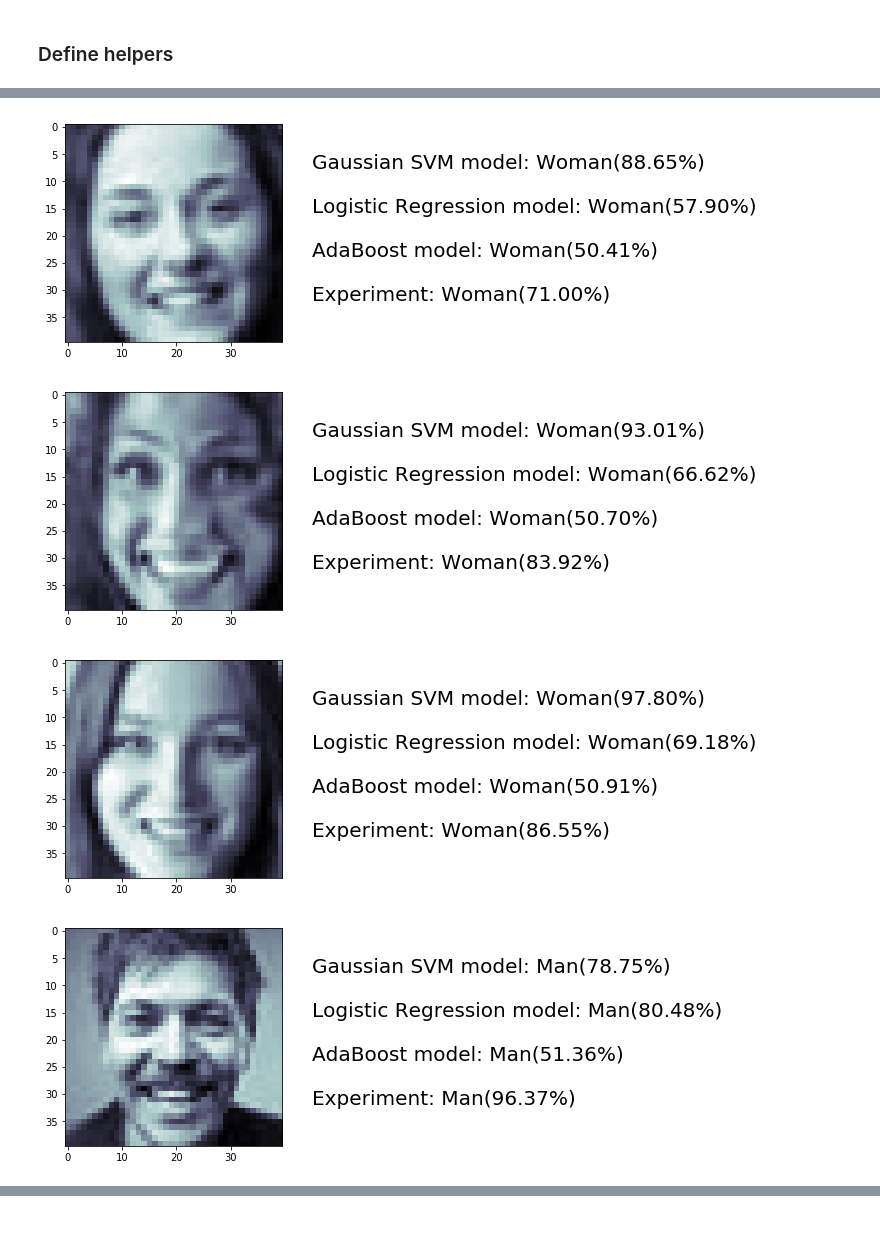
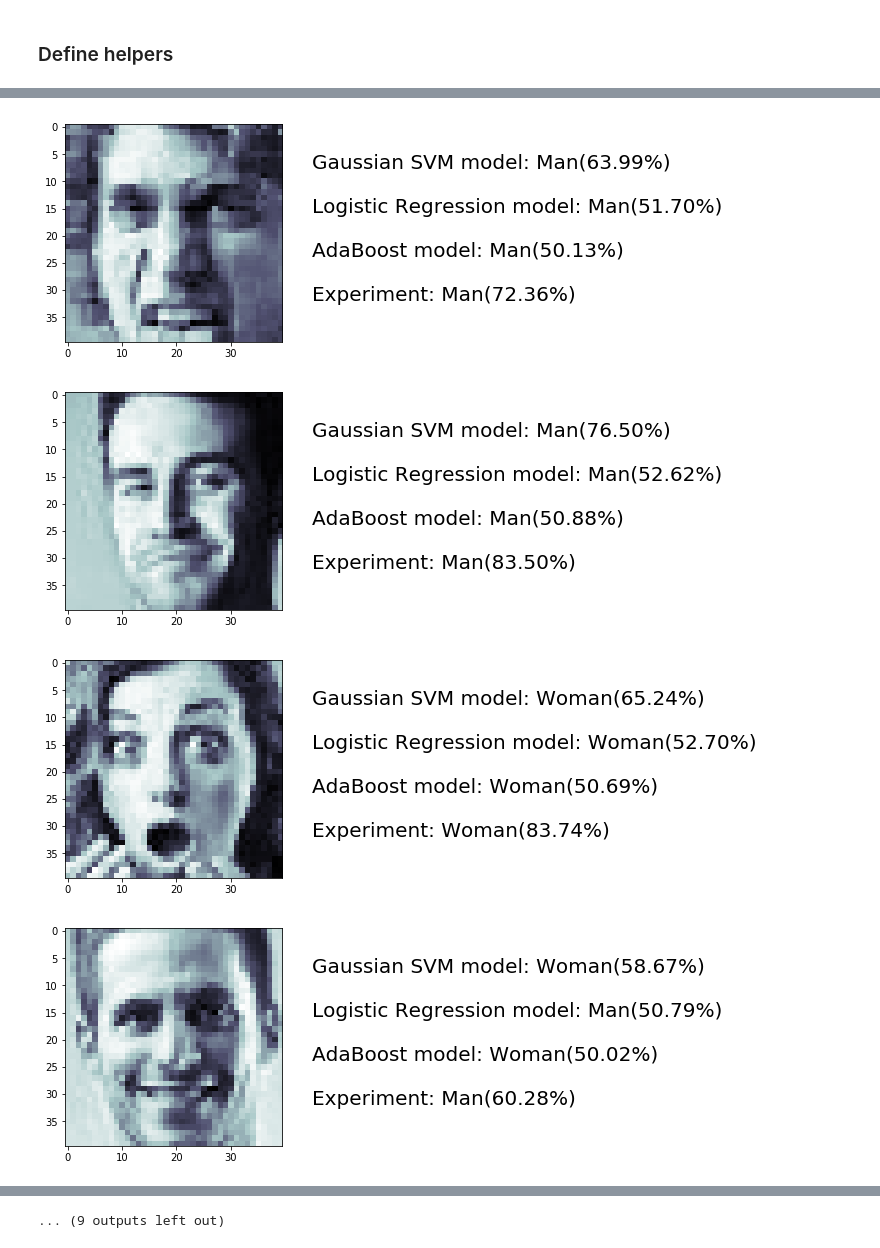
Before and after one commit to dim4o/gender-recognizer, a Jupyter notebook: Gender Classification.ipynb, the cells around one changed output, grey strips where cells are left out. Cells and saved outputs as stored; diff of their text form; code cells hidden in the pictures.

```diff
--- a/Gender Classification.ipynb
+++ b/Gender Classification.ipynb
@@ -987,4 +1004,0 @@ print(ada_boost_pipeline.score(features_train, labels_train)) # 8169270833333333
-# %%
-# Time: ~30 sec
-ada_boost = AdaBoostClassifier(tree, n_estimators=100,learning_rate=0.5, random_state=42)
-ada_boost.fit(features_train, labels_train)
@@ -1124,6 +1148,7 @@ pipe.score(new_features_train, labels_train)
 # %%
-grid_search_pipe = GridSearchCV(pipe, param_grid=dict(lr__C = [0.1, 0.5, 1, 10]), cv=StratifiedKFold(n_splits=8))
-grid_search_pipe.fit(new_features_test, labels_test)
+grid_search_experiment = GridSearchCV(
+    pipe, param_grid=dict(lr__C = [0.1, 0.5, 1, 10]), cv=StratifiedKFold(n_splits=8))
+grid_search_experiment.fit(new_features_test, labels_test)
 # %% [output]
 GridSearchCV(cv=StratifiedKFold(n_splits=8, random_state=None, shuffle=False),
        error_score='raise',
@@ -1170,6 +1200,9 @@ plt.show()
 # %% [markdown]
 ### Best model selection
 # %%
+features_train, features_test, labels_train, labels_test = train_test_split(
+    features, labels, train_size=0.7, test_size=0.3, random_state=12345)
+
 # Prints the models ordered by the mean test score
 logistic_regression_score = grid_search_logistic_regresion.best_estimator_.score(features_test, labels_test)
 linear_svm_score = grid_search_linear_svm.best_estimator_.score(features_test, labels_test)
@@ -1226,10 +1259,11 @@ def predict(image):
 
     row_image = image.ravel()
 
-    names = [('grid_search_svm', './svm_model.sav', 'Gaussian SVM model'),
-             ('grid_search_logistic_regresion', './logistic_regression_model.sav', 'Logistic Regression model'),
-             ('ada_boost_grid_search', './ada_boost_model.sav', 'AdaBoost model')]
-    # ('grid_search_pipe', './pipe.sav', 'New model'
+    names = [('grid_search_svm', './saved_models/svm_model.sav', 'Gaussian SVM model'),
+             ('grid_search_logistic_regresion','./saved_models/logistic_regression_model.sav',
+              'Logistic Regression model'),
+             ('ada_boost_grid_search', './saved_models/ada_boost_model.sav', 'AdaBoost model')]
+
     res = ""
     for tuple_name in names:
         model_name = tuple_name[0]
@@ -1243,28 +1277,22 @@ def predict(image):
                 print("A model is dumped.")
             elif os.path.exists(location) and not model_name in globals():
                 model = pickle.load(open(location, 'rb'))
-                print("Warn: A model is loaded from the local storage.")
+                print("Warn: '{}' model is loaded from the local storage.".format(model_name))
             elif model_name in globals():
                 model = (globals()[model_name]).best_estimator_
-                print("A model is used from the memory.")
+                print("{} model is used from the memory.".format(model_name))
             else:
-                print("Error: the program can't find a model not in memory or the local storage. " +
-                      "Please build a model first.")
-
+                print("Error: Can't find a model. Please build {} model first.".format(model_name))
             res += get_result(model.predict_proba([row_image]), title) + "\n\n"
         except Exception as ex:
-            if ada_boost_model is None:
-                print("Unable to load AdaBoos model from the local storage. Please, build the model first.")
             print(ex)
 
-    ##### Experiment START #####
-    #svm = grid_search_svm.predict_proba([row_image])[0][1]
-    lr = grid_search_logistic_regresion.predict_proba([row_image])[0][1]
-    ada = ada_boost_grid_search.predict_proba([row_image])[0][1]
+    if 'grid_search_experiment' in globals():
+        lr = grid_search_logistic_regresion.predict_proba([row_image])[0][1]
+        ada = ada_boost_grid_search.predict_proba([row_image])[0][1]
 
-    experiment = grid_search_pipe.predict_proba([[lr, ada]])
-    res += get_result(experiment, "Experiment") + "\n\n"
-    ##### Experiment END #####
+        experiment = grid_search_experiment.predict_proba([[lr, ada]])
+        res += get_result(experiment, "Experiment") + "\n\n"
 
     plt.figure()
     plt.imshow(image.reshape(40,40), cmap=plt.cm.bone)
@@ -1345,5 +1372,5 @@ def recognize_faces_from_image(image):
         except Exception as ex:
             print("Error: {}".format(ex))
 
-recognize_faces_from_image(cv2.imread('./faces_data/test_faces.jpg'))
+recognize_faces_from_image(cv2.imread('./faces_data/demo_data/demo_faces_1.jpg'))
 # %% [output]
@@ -1367,4 +1394,4 @@ A model is used from the memory.
-[figure, old version]
+[figure, new version]
-[figure, old version]
+[figure, new version]
-[figure, old version]
+[figure, new version]
-[figure, old version]
+[figure, new version]
@@ -1374,0 +1405 @@ A model is used from the memory.
+... (9 outputs left out)
```
Also changed, not shown: parts of 91 cells of this notebook, 12 other files.
